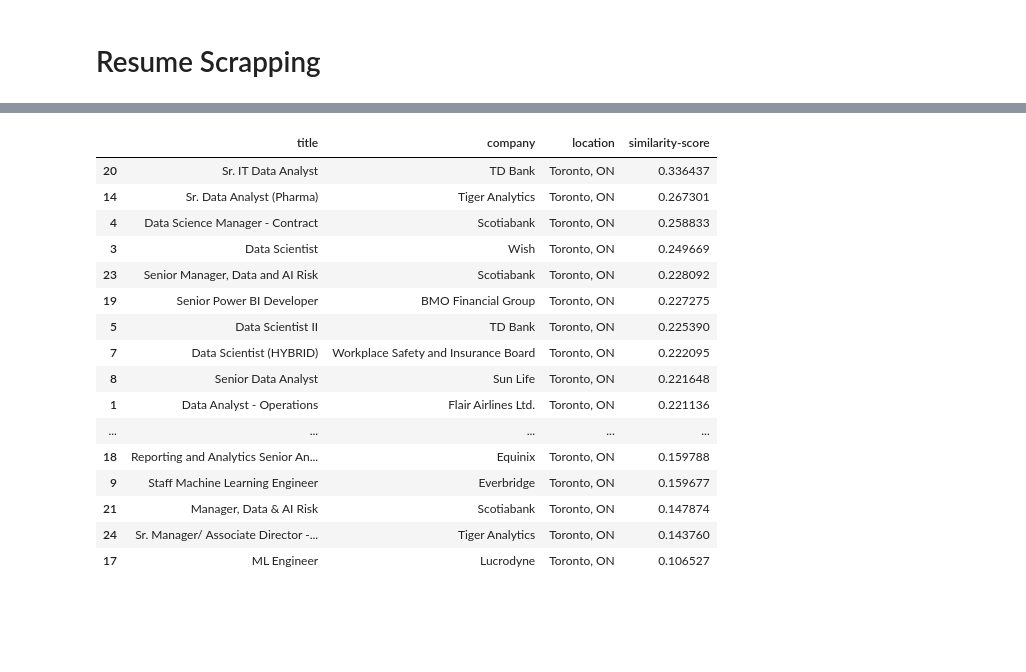
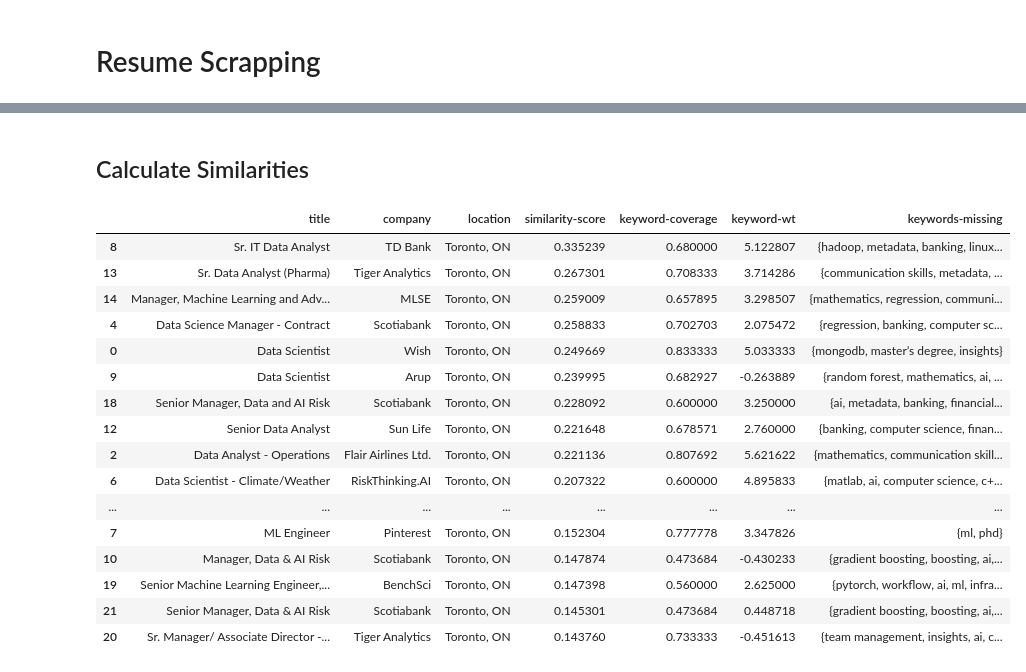
Before and after one commit to kconstable/resume-matching-to-job-rss-feed, a Jupyter notebook: feed_scrapper.ipynb, the cells around one changed output, grey strips where cells are left out. Saved outputs shown, nothing was run; the diff lists cells and outputs as text; code cells hidden in the pictures; blank space fills up the shorter version.

Commit message:
similarity plot
+ added similarity plot
+ updated text summarization
+ added cover letter support
+ enhanced keyword search

```diff
--- a/feed_scrapper.ipynb
+++ b/feed_scrapper.ipynb
@@ -288,0 +303,12 @@ def get_text_summary(text,text_source,summarizer,num_sentences,print_summary=Tru
+# %%
+# extract keywords from the job descriptions
+keys = []
+for job in job_details:
+    keys.extend(extract_keywords(job['desc'],50,False))
+keys = set(keys)
+# %%
+# extract keywords from the job keywords
+keys = []
+for job in job_details:
+    keys.extend(job['keywords'])
+keys = set(keys)
@@ -289,3 +480,5 @@ def get_text_summary(text,text_source,summarizer,num_sentences,print_summary=Tru
+# %% [markdown]
+## Calculate Similarities
 # %%
 def preprocess_text(text):
     """
@@ -334,7 +527,7 @@ def calc_similarity(doc1,doc2):
     score = cosine_similarity(X[0],X[1])
     return score[0][0]
 # %%
-def calc_similarities(resume, jobs):
+def calc_similarities(resume, jobs,keyword_path):
     """
     Calculate the cosine similarity between a resume and a list of job descriptions
     Params:
@@ -346,12 +539,20 @@ def calc_similarities(resume, jobs):
     titles = []
     companies =[]
     locs = []
+    key_cov = []
+    key_wt = []
+    key_missing = []
     for job in jobs:
         titles.append(job['title'])
         companies.append(job['company'])
         locs.append(job['location'])
         scores.append(calc_similarity(resume, job['desc']))
+        _,wt,cov,missing = compare_keywords(resume,job['desc'],keyword_path)
+        key_cov.append(cov)
+        key_wt.append(wt)
+        key_missing.append(missing)
 
-    df = pd.DataFrame(list(zip(titles, companies,locs,scores)),columns = ['title','company','location','similarity-score'])
+    data = list(zip(titles,companies,locs, scores, key_cov,key_wt,key_missing ))
+    df = pd.DataFrame(data,columns = ['title','company','location','similarity-score','keyword-coverage','keyword-wt','keywords-missing'])
 
     return df.sort_values(by=['similarity-score'], ascending=False)
@@ -358,20 +602,26 @@ def calc_similarities(resume, jobs):
 # %%
-calc_similarities(r1,job_details)
+# get resume
+r = get_resume_text('data/resume.docx',False)
+# cl = get_resume_text('data/cover-letter.docx',True)
+
+# calc similarities with each job
+df_r = calc_similarities(r,job_details,'data/terms.csv')
+df_r
 # %% [output]
-|  | title | company | location | similarity-score |
-| 20 | Sr. IT Data Analyst | TD Bank | Toronto, ON | 0.336437 |
-| 14 | Sr. Data Analyst (Pharma) | Tiger Analytics | Toronto, ON | 0.267301 |
-| 4 | Data Science Manager - Contract | Scotiabank | Toronto, ON | 0.258833 |
-| 3 | Data Scientist | Wish | Toronto, ON | 0.249669 |
-| 23 | Senior Manager, Data and AI Risk | Scotiabank | Toronto, ON | 0.228092 |
-| 19 | Senior Power BI Developer | BMO Financial Group | Toronto, ON | 0.227275 |
-| 5 | Data Scientist II | TD Bank | Toronto, ON | 0.225390 |
-| 7 | Data Scientist (HYBRID) | Workplace Safety and Insurance Board | Toronto, ON | 0.222095 |
-| 8 | Senior Data Analyst | Sun Life | Toronto, ON | 0.221648 |
-| 1 | Data Analyst - Operations | Flair Airlines Ltd. | Toronto, ON | 0.221136 |
-| ... | ... | ... | ... | ... |
-| 18 | Reporting and Analytics Senior An... | Equinix | Toronto, ON | 0.159788 |
-| 9 | Staff Machine Learning Engineer | Everbridge | Toronto, ON | 0.159677 |
-| 21 | Manager, Data & AI Risk | Scotiabank | Toronto, ON | 0.147874 |
-| 24 | Sr. Manager/ Associate Director -... | Tiger Analytics | Toronto, ON | 0.143760 |
-| 17 | ML Engineer | Lucrodyne | Toronto, ON | 0.106527 |
+|  | title | company | location | similarity-score | keyword-coverage | keyword-wt | keywords-missing |
+| 8 | Sr. IT Data Analyst | TD Bank | Toronto, ON | 0.335239 | 0.680000 | 5.122807 | {hadoop, metadata, banking, linux... |
+| 13 | Sr. Data Analyst (Pharma) | Tiger Analytics | Toronto, ON | 0.267301 | 0.708333 | 3.714286 | {communication skills, metadata, ... |
+| 14 | Manager, Machine Learning and Adv... | MLSE | Toronto, ON | 0.259009 | 0.657895 | 3.298507 | {mathematics, regression, communi... |
+| 4 | Data Science Manager - Contract | Scotiabank | Toronto, ON | 0.258833 | 0.702703 | 2.075472 | {regression, banking, computer sc... |
+| 0 | Data Scientist | Wish | Toronto, ON | 0.249669 | 0.833333 | 5.033333 | {mongodb, master’s degree, insights} |
+| 9 | Data Scientist | Arup | Toronto, ON | 0.239995 | 0.682927 | -0.263889 | {random forest, mathematics, ai, ... |
+| 18 | Senior Manager, Data and AI Risk | Scotiabank | Toronto, ON | 0.228092 | 0.600000 | 3.250000 | {ai, metadata, banking, financial... |
+| 12 | Senior Data Analyst | Sun Life | Toronto, ON | 0.221648 | 0.678571 | 2.760000 | {banking, computer science, finan... |
+| 2 | Data Analyst - Operations | Flair Airlines Ltd. | Toronto, ON | 0.221136 | 0.807692 | 5.621622 | {mathematics, communication skill... |
+| 6 | Data Scientist - Climate/Weather | RiskThinking.AI | Toronto, ON | 0.207322 | 0.600000 | 4.895833 | {matlab, ai, computer science, c+... |
+| ... | ... | ... | ... | ... | ... | ... | ... |
+| 7 | ML Engineer | Pinterest | Toronto, ON | 0.152304 | 0.777778 | 3.347826 | {ml, phd} |
+| 10 | Manager, Data & AI Risk | Scotiabank | Toronto, ON | 0.147874 | 0.473684 | -0.430233 | {gradient boosting, boosting, ai,... |
+| 19 | Senior Machine Learning Engineer,... | BenchSci | Toronto, ON | 0.147398 | 0.560000 | 2.625000 | {pytorch, workflow, ai, ml, infra... |
+| 21 | Senior Manager, Data & AI Risk | Scotiabank | Toronto, ON | 0.145301 | 0.473684 | 0.448718 | {gradient boosting, boosting, ai,... |
+| 20 | Sr. Manager/ Associate Director -... | Tiger Analytics | Toronto, ON | 0.143760 | 0.733333 | -0.451613 | {team management, insights, ai, c... |
```
Also changed, not shown: parts of 29 cells of this notebook.
